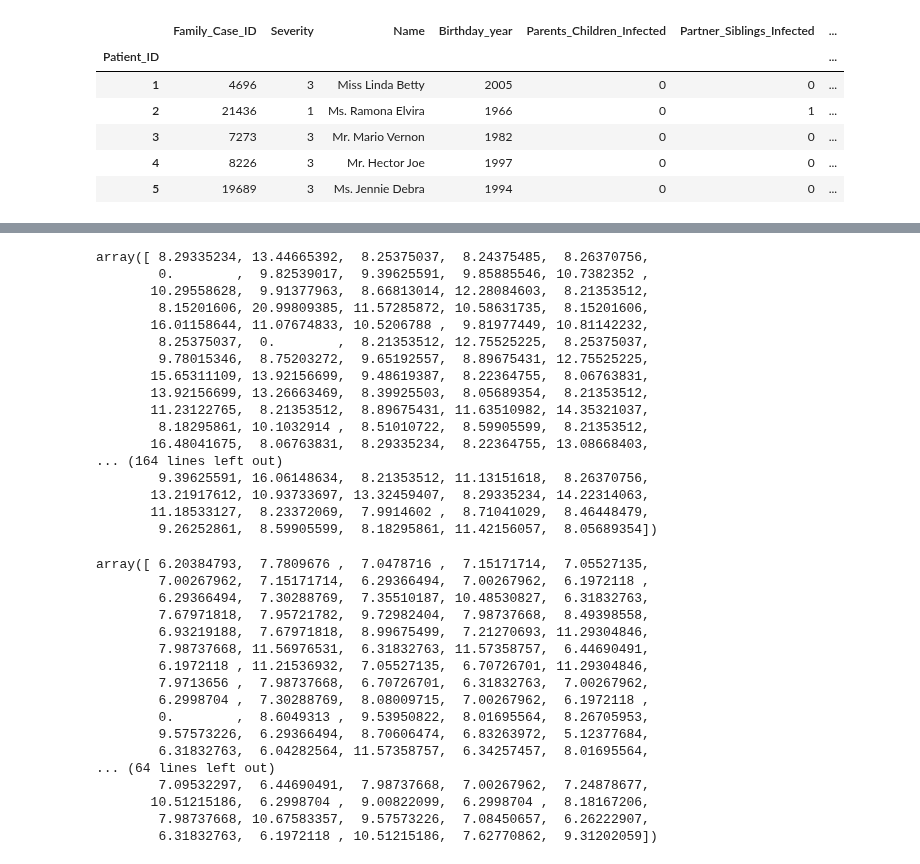
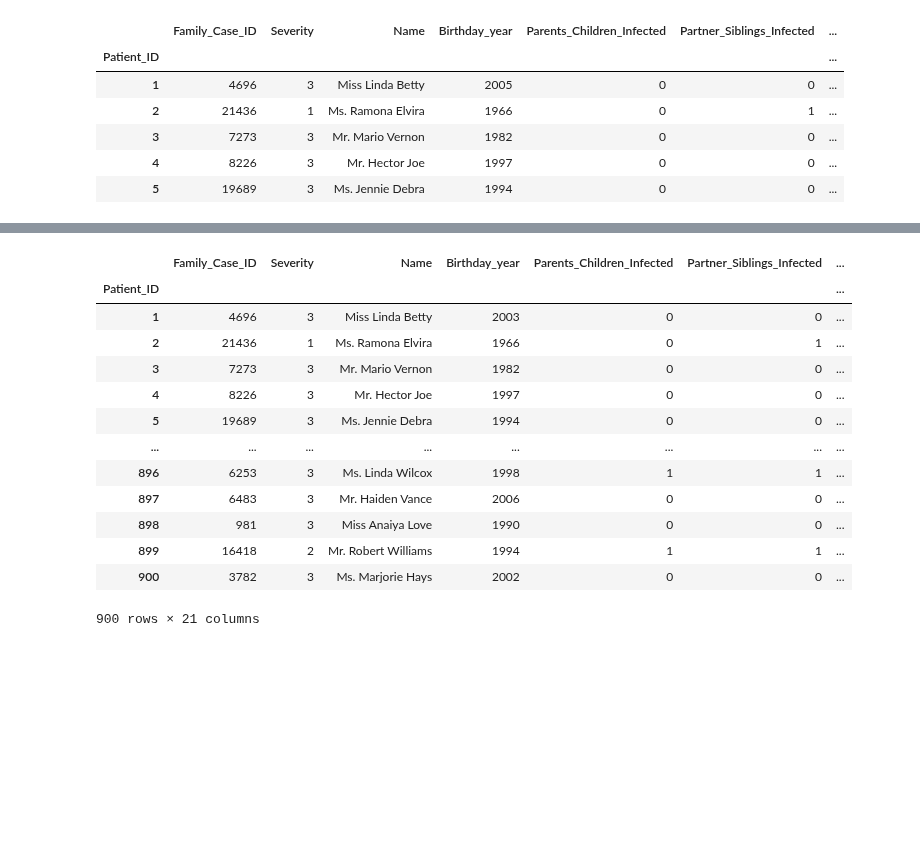
Before and after one commit to DavidSilva98/ML_project, a Jupyter notebook: Pipeline.ipynb, the cells around one changed output, grey strips where cells are left out. Drawn from its saved outputs; the diff is of its cells as text; code cells hidden in the pictures; blank space fills up the shorter version.

Commit message:
pipeline update 25/05

```diff
--- a/Pipeline.ipynb
+++ b/Pipeline.ipynb
@@ -194,0 +250,3 @@ X_train.head()
+# %%
+X_train_pipe = train_df.drop('Deceased', axis=1)
+y_train_pipe = train_df['Deceased']
@@ -218,21 +269 @@ array([ 8.29335234, 13.44665392,  8.25375037,  8.24375485,  8.26370756,
-# %%
-boxcox2
-# %% [output]
-array([ 8.29335234, 13.44665392,  8.25375037,  8.24375485,  8.26370756,
-        0.        ,  9.82539017,  9.39625591,  9.85885546, 10.7382352 ,
-       10.29558628,  9.91377963,  8.66813014, 12.28084603,  8.21353512,
-        8.15201606, 20.99809385, 11.57285872, 10.58631735,  8.15201606,
-       16.01158644, 11.07674833, 10.5206788 ,  9.81977449, 10.81142232,
-        8.25375037,  0.        ,  8.21353512, 12.75525225,  8.25375037,
-        9.78015346,  8.75203272,  9.65192557,  8.89675431, 12.75525225,
-       15.65311109, 13.92156699,  9.48619387,  8.22364755,  8.06763831,
-       13.92156699, 13.26663469,  8.39925503,  8.05689354,  8.21353512,
-       11.23122765,  8.21353512,  8.89675431, 11.63510982, 14.35321037,
-        8.18295861, 10.1032914 ,  8.51010722,  8.59905599,  8.21353512,
-       16.48041675,  8.06763831,  8.29335234,  8.22364755, 13.08668403,
-... (164 lines left out)
-        9.39625591, 16.06148634,  8.21353512, 11.13151618,  8.26370756,
-       13.21917612, 10.93733697, 13.32459407,  8.29335234, 14.22314063,
-       11.18533127,  8.23372069,  7.9914602 ,  8.71041029,  8.46448479,
-        9.26252861,  8.59905599,  8.18295861, 11.42156057,  8.05689354])
 # %%
@@ -240,20 +271,0 @@ boxcox3 = boxcox(x=test_df["Medical_Expenses_Family"]+1, alpha=lambd)[0]
-# %%
-boxcox3
-# %% [output]
-array([ 6.20384793,  7.7809676 ,  7.0478716 ,  7.15171714,  7.05527135,
-        7.00267962,  7.15171714,  6.29366494,  7.00267962,  6.1972118 ,
-        6.29366494,  7.30288769,  7.35510187, 10.48530827,  6.31832763,
-        7.67971818,  7.95721782,  9.72982404,  7.98737668,  8.49398558,
-        6.93219188,  7.67971818,  8.99675499,  7.21270693, 11.29304846,
-        7.98737668, 11.56976531,  6.31832763, 11.57358757,  6.44690491,
-        6.1972118 , 11.21536932,  7.05527135,  6.70726701, 11.29304846,
-        7.9713656 ,  7.98737668,  6.70726701,  6.31832763,  7.00267962,
-        6.2998704 ,  7.30288769,  8.08009715,  7.00267962,  6.1972118 ,
-        0.        ,  8.6049313 ,  9.53950822,  8.01695564,  8.26705953,
-        9.57573226,  6.29366494,  8.70606474,  6.83263972,  5.12377684,
-        6.31832763,  6.04282564, 11.57358757,  6.34257457,  8.01695564,
-... (64 lines left out)
-        7.09532297,  6.44690491,  7.98737668,  7.00267962,  7.24878677,
-       10.51215186,  6.2998704 ,  9.00822099,  6.2998704 ,  8.18167206,
-        7.98737668, 10.67583357,  9.57573226,  7.08450657,  6.26222907,
-        6.31832763,  6.1972118 , 10.51215186,  7.62770862,  9.31202059])
@@ -259,0 +325,20 @@ array([ 6.20384793,  7.7809676 ,  7.0478716 ,  7.15171714,  7.05527135,
+# %%
+clean_pipeline.fit(X_train_pipe, y_train_pipe)
+X_class = clean_pipeline.transform(X_train_pipe)
+# X_class = pd.DataFrame(X_class, index=X_train_pipe.index, columns=scale_columns + list(full_pipeline.named_steps["prep"].named_steps["join"].named_transformers_["ohe"].get_feature_names(ohe_columns)))
+X_class
+# %% [output]
+|  | Family_Case_ID | Severity | Name | Birthday_year | Parents_Children_Infected | Partner_Siblings_Infected | ... |
+| Patient_ID |  |  |  |  |  |  | ... |
+| 1 | 4696 | 3 | Miss Linda Betty | 2003 | 0 | 0 | ... |
+| 2 | 21436 | 1 | Ms. Ramona Elvira | 1966 | 0 | 1 | ... |
+| 3 | 7273 | 3 | Mr. Mario Vernon | 1982 | 0 | 0 | ... |
+| 4 | 8226 | 3 | Mr. Hector Joe | 1997 | 0 | 0 | ... |
+| 5 | 19689 | 3 | Ms. Jennie Debra | 1994 | 0 | 0 | ... |
+| ... | ... | ... | ... | ... | ... | ... | ... |
+| 896 | 6253 | 3 | Ms. Linda Wilcox | 1998 | 1 | 1 | ... |
+| 897 | 6483 | 3 | Mr. Haiden Vance | 2006 | 0 | 0 | ... |
+| 898 | 981 | 3 | Miss Anaiya Love | 1990 | 0 | 0 | ... |
+| 899 | 16418 | 2 | Mr. Robert Williams | 1994 | 1 | 1 | ... |
+| 900 | 3782 | 3 | Ms. Marjorie Hays | 2002 | 0 | 0 | ... |
+900 rows × 21 columns
```
Also changed, not shown: parts of 20 cells of this notebook, 1 other file.
